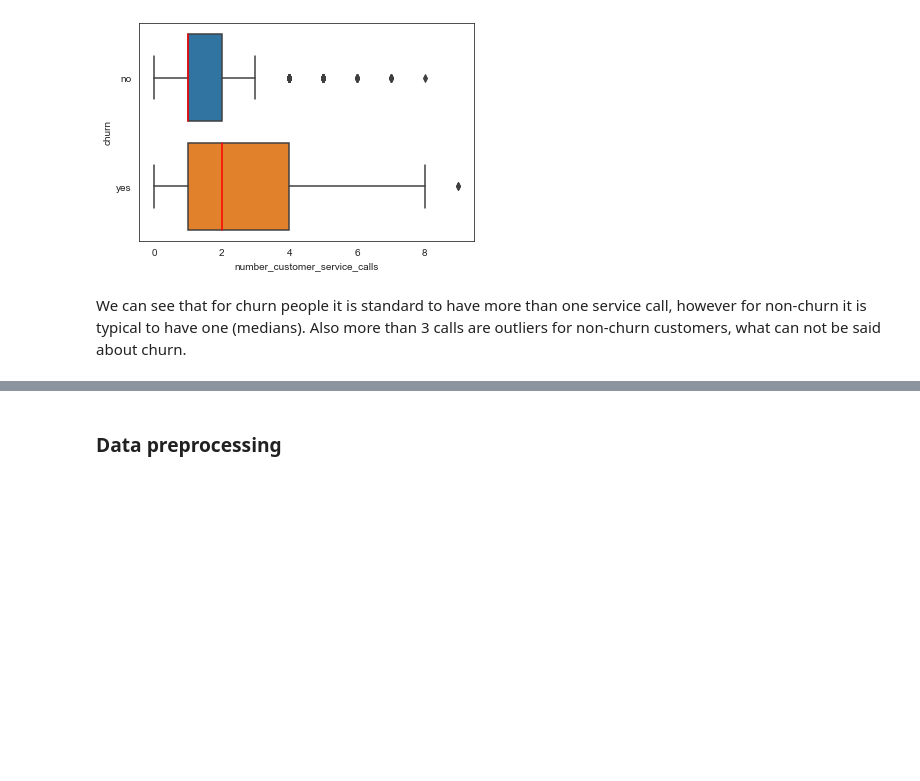
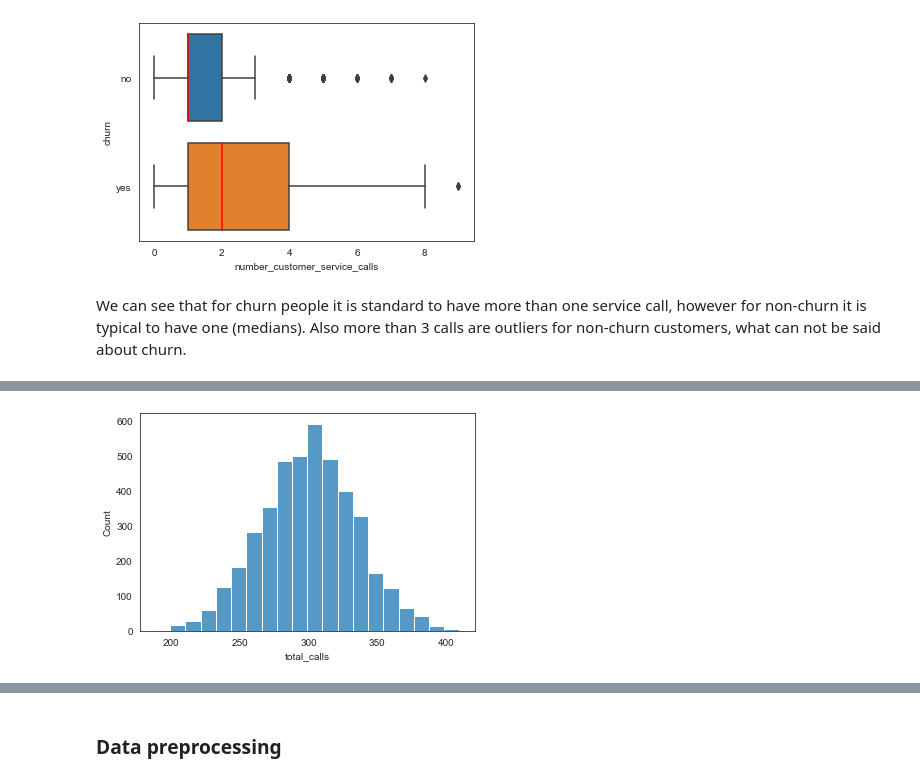
Before and after one commit to TayJen/Customer-Churn-Prediction, a Jupyter notebook: research.ipynb, the cells around one changed output, grey strips where cells are left out. Drawn from its saved outputs; the diff is of its cells as text; code cells hidden in the pictures; blank space fills up the shorter version.

```diff
--- a/research.ipynb
+++ b/research.ipynb
@@ -366,0 +371,12 @@ We can see that for churn people it is standard to have more than one service ca
+# %%
+feature_types = ['minutes', 'calls', 'charge']
+for feature in feature_types:
+    df['total_' + feature] = df['total_day_' + feature] + \
+        df['total_eve_' + feature] + \
+        df['total_night_' + feature]
+
+    df.drop(['total_day_' + feature,
+             'total_eve_' + feature,
+             'total_night_' + feature],
+            axis=1, inplace=True)
+df.head()
@@ -366,0 +390,6 @@ We can see that for churn people it is standard to have more than one service ca
+# %%
+sns.set_style('white')
+sns.histplot(x='total_calls', data=df, bins=20)
+plt.show()
+# %% [output]
+[figure, added]
```
Also changed, not shown: parts of 24 cells of this notebook, 5 other files.
